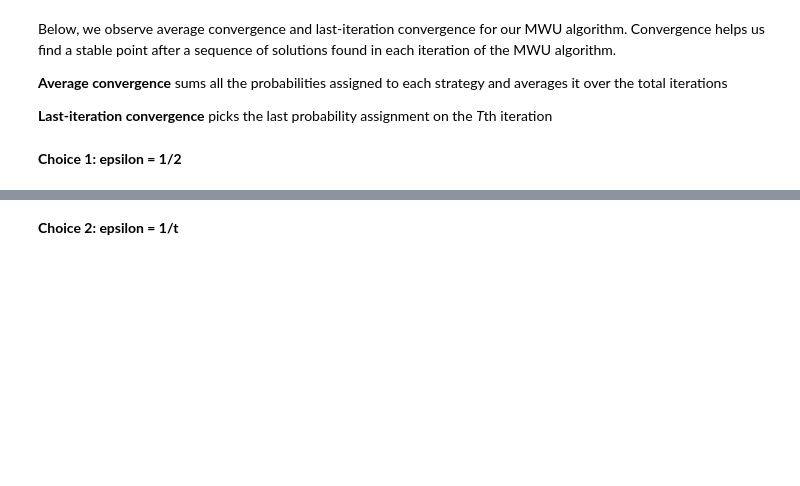
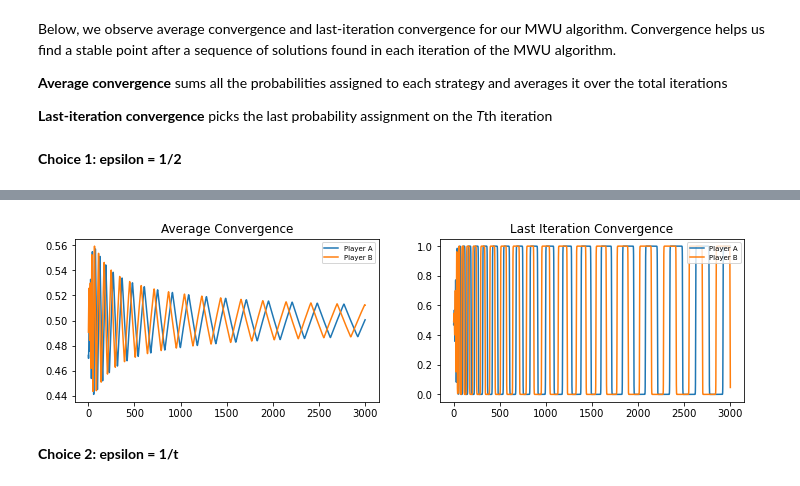
Before and after one commit to rishishah02/algo-econ, a Jupyter notebook: Project2/Project_2 .ipynb, the cells around one changed output, grey strips where cells are left out. Saved outputs shown, nothing was run; the diff lists cells and outputs as text; code cells hidden in the pictures; blank space fills up the shorter version.

```diff
--- a/Project2/Project_2 .ipynb
+++ b/Project2/Project_2 .ipynb
@@ -126,6 +126,20 @@ def last_conv(last_conv_a, last_conv_b):
     plt.xlabel("Player A")
     plt.ylabel("Player B")
     plt.title("Last game convergence")
+# %%
+def time_plot(avg_conv_a, avg_conv_b, last_conv_a, last_conv_b):
+    time = list(range(1, 3001))
+    figure, graphs = plt.subplots(1, 2, figsize=(12, 3))
+
+    graphs[0].plot(time, avg_conv_a, label='Player A')
+    graphs[0].plot(time, avg_conv_b, label='Player B')
+    graphs[1].plot(time, last_conv_a, label='Player A')
+    graphs[1].plot(time, last_conv_b, label='Player B')
+
+    graphs[0].legend(loc='upper right', prop={'size': 7})
+    graphs[0].set_title("Average Convergence")
+    graphs[1].legend(loc='upper right', prop={'size': 7})
+    graphs[1].set_title("Last Iteration Convergence")
 # %% [markdown]
 **Choice 1: epsilon = 1/2**
 # %%
@@ -146,3 +159,7 @@ last_conv(last_conv_a, last_conv_b)
+# %%
+time_plot(avg_conv_a, avg_conv_b, last_conv_a, last_conv_b)
+# %% [output]
+[figure, added]
 # %% [markdown]
 **Choice 2: epsilon = 1/t**
 # %%
```
Also changed, not shown: parts of 75 cells of this notebook.
